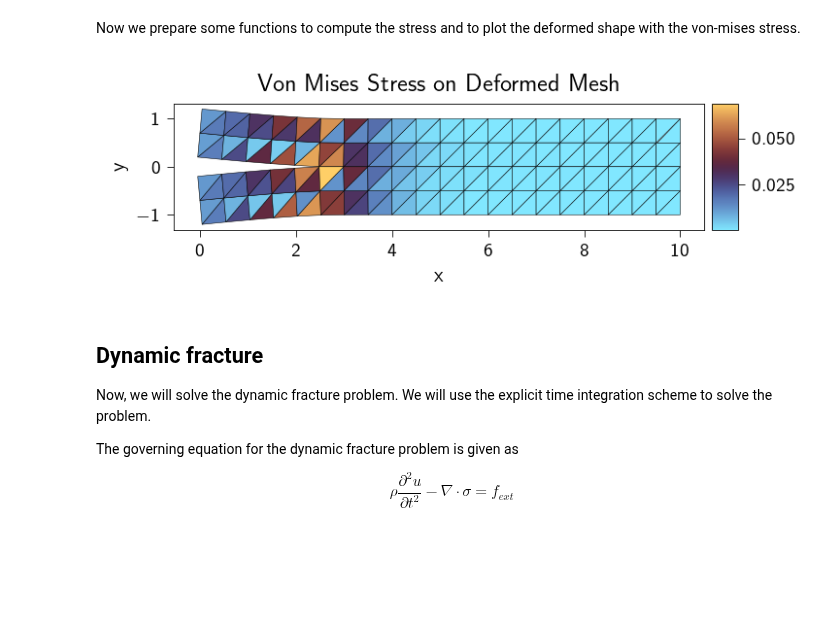
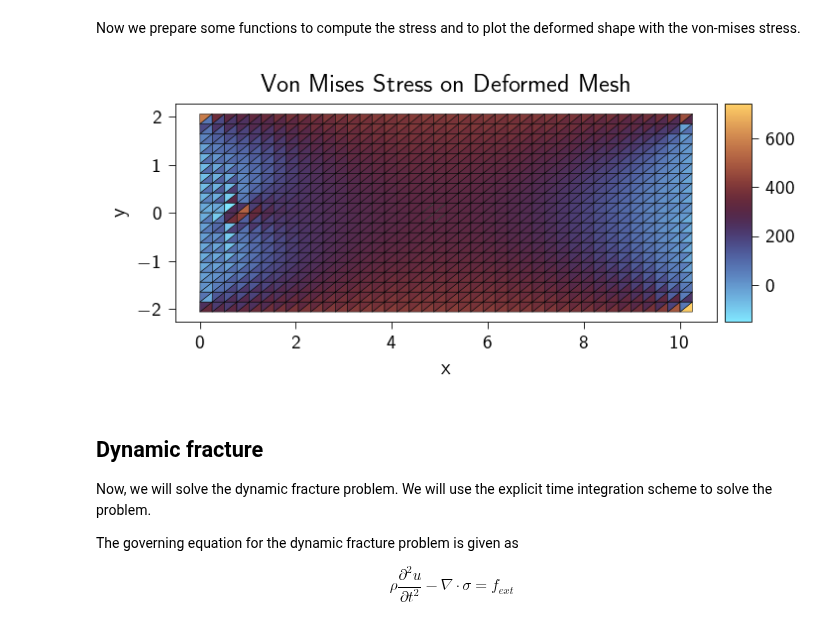
Before and after one commit to smec-ethz/tatva, a Jupyter notebook: examples/notebooks/dynamic_fracture.ipynb, the cells around one changed output. Drawn from its saved outputs; the diff is of its cells as text; code cells hidden in the pictures; blank space fills up the shorter version.

```diff
--- a/examples/notebooks/dynamic_fracture.ipynb
+++ b/examples/notebooks/dynamic_fracture.ipynb
@@ -90,16 +131,17 @@ def generate_mesh_with_line_elements(
 
     return coords, elements_2d, jnp.unique(jnp.array(elements_1d), axis=0)
 # %%
-Nx = 20  # Number of elements in X
-Ny = 2  # Number of elements in Y
-Lx = 10.0  # Length in X
-Ly = 1.0  # Length in Y
+Nx = 40  # Number of elements in X
+Ny = 10  # Number of elements in Y
+Lx = 20*L_G  # Length in X
+Ly = 4*L_G  # Length in Y
 
 
+crack_length = 1.2*L_G
 
 # function identifies nodes on the cohesive line at y = 0. and x > 2.0
 def cohesive_line(coord: jnp.ndarray, tol: float) -> bool:
-    return jnp.logical_and(jnp.isclose(coord[1], 0.0, atol=tol), coord[0] > 2.0)
+    return jnp.logical_and(jnp.isclose(coord[1], 0.0, atol=tol), coord[0] > crack_length)
 
 
 upper_coords, upper_elements_2d, upper_elements_1d = generate_mesh_with_line_elements(
@@ -220,7 +262,7 @@ class ElasticityOperator(Operator, Material):
         return wi * value * detJ
 # %%
 tri3 = get_element("tri3")
-elasticity_op = ElasticityOperator(element=tri3, mu=1.0, lmbda=1.0)
+elasticity_op = ElasticityOperator(element=tri3, mu=mu, lmbda=lmbda)
 # %% [markdown]
 In the above definition of the ``FemOperator`` class, we have used the ``quad_tri3`` and ``shape_fn_tri3`` functions to compute the quadrature points and shape functions for the triangular elements.
 
@@ -295,7 +337,7 @@ We define a new `Line` element to integrate the cohesive energy. The `Line` elem
 # %%
 line2 = get_element("line2")
 interface_op = CohesiveOperator(
-    element=line2, interface_props={"Gamma": 1e-3, "sigma_c": 1e-2, "penalty": 10000.0}
+    element=line2, interface_props={"Gamma": Gamma, "sigma_c": sigma_c, "penalty": 0.0}
 )
 # %% [markdown]
 Finally, we can put everything together to compute the total energy.
@@ -426,0 +519,10 @@ u_static = prescribed_values.at[free_dofs].set(u_free)
+# %%
+u_static = newton_solver(
+    u_flat=u,
+    fixed_dofs=fixed_dofs,
+    free_dofs=free_dofs,
+    u_target_flat=prescribed_values,
+    n_steps=10,
+    tol=1e-8,
+    max_iter=20,
+)
@@ -468,10 +591,10 @@ def plot_displacement_and_stress(coords, u, elements, stress, scale=1.0):
     plt.show()
 # %%
 plot_displacement_and_stress(
-    coords, u_static.reshape(-1, n_dofs_per_node), elements, stress_vm.flatten()
+    coords, u_static.reshape(-1, n_dofs_per_node), elements, stresses[:, :, 0, 0].flatten()
 )
 # %% [output]
-[figure, old version]
+[figure, new version]
 # %% [markdown]
 ## Dynamic fracture
 
```
Also changed, not shown: parts of 18 cells of this notebook.
